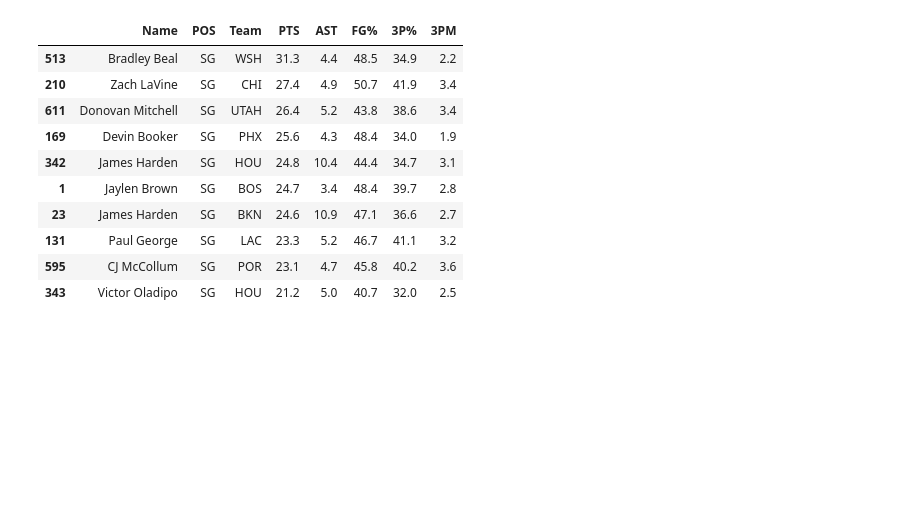
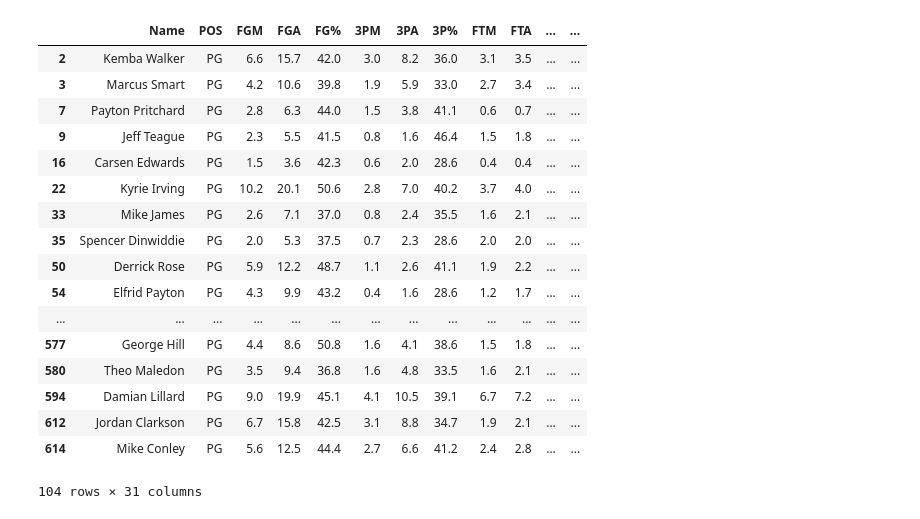
Before and after one commit to Blunt10K/NBA, a Jupyter notebook: visualisations.ipynb, the cells around one changed output. Cells and saved outputs as stored; diff of their text form; code cells hidden in the pictures; blank space fills up the shorter version.

```diff
--- a/visualisations.ipynb
+++ b/visualisations.ipynb
@@ -46,4 +23,2 @@ def get_data(last_n_years, top_n_players):
 
     return dfs
-# %%
-dfs = get_data(3,10)
@@ -64,14 +24,0 @@ dfs[2021]['SG'][['Name','PTS','Team']]
-# %%
-dfs[2021]['sg'.upper()][["Name","POS","Team","PTS","AST","FG%","3P%","3PM"]]
-# %% [output]
-|  | Name | POS | Team | PTS | AST | FG% | 3P% | 3PM |
-| 513 | Bradley Beal | SG | WSH | 31.3 | 4.4 | 48.5 | 34.9 | 2.2 |
-| 210 | Zach LaVine | SG | CHI | 27.4 | 4.9 | 50.7 | 41.9 | 3.4 |
-| 611 | Donovan Mitchell | SG | UTAH | 26.4 | 5.2 | 43.8 | 38.6 | 3.4 |
-| 169 | Devin Booker | SG | PHX | 25.6 | 4.3 | 48.4 | 34.0 | 1.9 |
-| 342 | James Harden | SG | HOU | 24.8 | 10.4 | 44.4 | 34.7 | 3.1 |
-| 1 | Jaylen Brown | SG | BOS | 24.7 | 3.4 | 48.4 | 39.7 | 2.8 |
-| 23 | James Harden | SG | BKN | 24.6 | 10.9 | 47.1 | 36.6 | 2.7 |
-| 131 | Paul George | SG | LAC | 23.3 | 5.2 | 46.7 | 41.1 | 3.2 |
-| 595 | CJ McCollum | SG | POR | 23.1 | 4.7 | 45.8 | 40.2 | 3.6 |
-| 343 | Victor Oladipo | SG | HOU | 21.2 | 5.0 | 40.7 | 32.0 | 2.5 |
@@ -78,3 +77,24 @@ dfs[2021]['sg'.upper()][["Name","POS","Team","PTS","AST","FG%","3P%","3PM"]]
+# %%
+dfs[y][pos]
+# %% [output]
+|  | Name | POS | FGM | FGA | FG% | 3PM | 3PA | 3P% | FTM | FTA | ... | ... |
+| 2 | Kemba Walker | PG | 6.6 | 15.7 | 42.0 | 3.0 | 8.2 | 36.0 | 3.1 | 3.5 | ... | ... |
+| 3 | Marcus Smart | PG | 4.2 | 10.6 | 39.8 | 1.9 | 5.9 | 33.0 | 2.7 | 3.4 | ... | ... |
+| 7 | Payton Pritchard | PG | 2.8 | 6.3 | 44.0 | 1.5 | 3.8 | 41.1 | 0.6 | 0.7 | ... | ... |
+| 9 | Jeff Teague | PG | 2.3 | 5.5 | 41.5 | 0.8 | 1.6 | 46.4 | 1.5 | 1.8 | ... | ... |
+| 16 | Carsen Edwards | PG | 1.5 | 3.6 | 42.3 | 0.6 | 2.0 | 28.6 | 0.4 | 0.4 | ... | ... |
+| 22 | Kyrie Irving | PG | 10.2 | 20.1 | 50.6 | 2.8 | 7.0 | 40.2 | 3.7 | 4.0 | ... | ... |
+| 33 | Mike James | PG | 2.6 | 7.1 | 37.0 | 0.8 | 2.4 | 35.5 | 1.6 | 2.1 | ... | ... |
+| 35 | Spencer Dinwiddie | PG | 2.0 | 5.3 | 37.5 | 0.7 | 2.3 | 28.6 | 2.0 | 2.0 | ... | ... |
+| 50 | Derrick Rose | PG | 5.9 | 12.2 | 48.7 | 1.1 | 2.6 | 41.1 | 1.9 | 2.2 | ... | ... |
+| 54 | Elfrid Payton | PG | 4.3 | 9.9 | 43.2 | 0.4 | 1.6 | 28.6 | 1.2 | 1.7 | ... | ... |
+| ... | ... | ... | ... | ... | ... | ... | ... | ... | ... | ... | ... | ... |
+| 577 | George Hill | PG | 4.4 | 8.6 | 50.8 | 1.6 | 4.1 | 38.6 | 1.5 | 1.8 | ... | ... |
+| 580 | Theo Maledon | PG | 3.5 | 9.4 | 36.8 | 1.6 | 4.8 | 33.5 | 1.6 | 2.1 | ... | ... |
+| 594 | Damian Lillard | PG | 9.0 | 19.9 | 45.1 | 4.1 | 10.5 | 39.1 | 6.7 | 7.2 | ... | ... |
+| 612 | Jordan Clarkson | PG | 6.7 | 15.8 | 42.5 | 3.1 | 8.8 | 34.7 | 1.9 | 2.1 | ... | ... |
+| 614 | Mike Conley | PG | 5.6 | 12.5 | 44.4 | 2.7 | 6.6 | 41.2 | 2.4 | 2.8 | ... | ... |
+104 rows × 31 columns
 # %%
 from jupyter_dash import JupyterDash
 from dash import dcc
```
Also changed, not shown: parts of 16 cells of this notebook.
